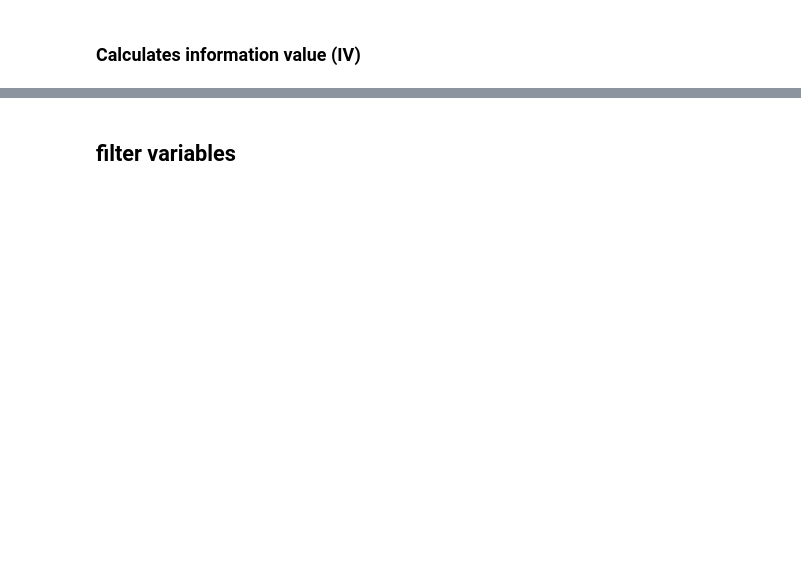
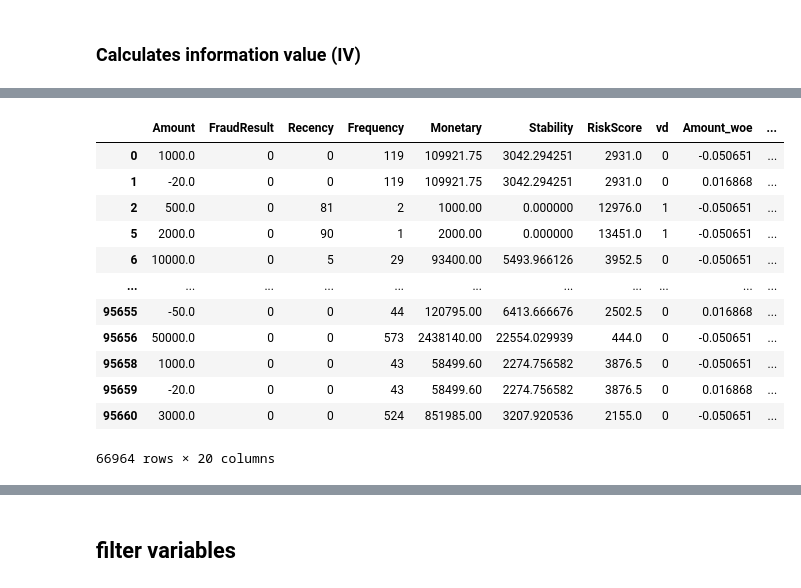
Before and after one commit to wolderufael/Credit-Scoring-Model-for-eCommerce-Platform, a Jupyter notebook: notebook/default_estimator.ipynb, the cells around one changed output, grey strips where cells are left out. Drawn from its saved outputs; the diff is of its cells as text; code cells hidden in the pictures; blank space fills up the shorter version.

```diff
--- a/notebook/default_estimator.ipynb
+++ b/notebook/default_estimator.ipynb
@@ -239,0 +223,16 @@ iv
+# %%
+train_final
+# %% [output]
+|  | Amount | FraudResult | Recency | Frequency | Monetary | Stability | RiskScore | vd | Amount_woe | ... |
+| 0 | 1000.0 | 0 | 0 | 119 | 109921.75 | 3042.294251 | 2931.0 | 0 | -0.050651 | ... |
+| 1 | -20.0 | 0 | 0 | 119 | 109921.75 | 3042.294251 | 2931.0 | 0 | 0.016868 | ... |
+| 2 | 500.0 | 0 | 81 | 2 | 1000.00 | 0.000000 | 12976.0 | 1 | -0.050651 | ... |
+| 5 | 2000.0 | 0 | 90 | 1 | 2000.00 | 0.000000 | 13451.0 | 1 | -0.050651 | ... |
+| 6 | 10000.0 | 0 | 5 | 29 | 93400.00 | 5493.966126 | 3952.5 | 0 | -0.050651 | ... |
+| ... | ... | ... | ... | ... | ... | ... | ... | ... | ... | ... |
+| 95655 | -50.0 | 0 | 0 | 44 | 120795.00 | 6413.666676 | 2502.5 | 0 | 0.016868 | ... |
+| 95656 | 50000.0 | 0 | 0 | 573 | 2438140.00 | 22554.029939 | 444.0 | 0 | -0.050651 | ... |
+| 95658 | 1000.0 | 0 | 0 | 43 | 58499.60 | 2274.756582 | 3876.5 | 0 | -0.050651 | ... |
+| 95659 | -20.0 | 0 | 0 | 43 | 58499.60 | 2274.756582 | 3876.5 | 0 | 0.016868 | ... |
+| 95660 | 3000.0 | 0 | 0 | 524 | 851985.00 | 3207.920536 | 2155.0 | 0 | -0.050651 | ... |
+66964 rows × 20 columns
```
Also changed, not shown: parts of 20 cells of this notebook, 5 other files.
